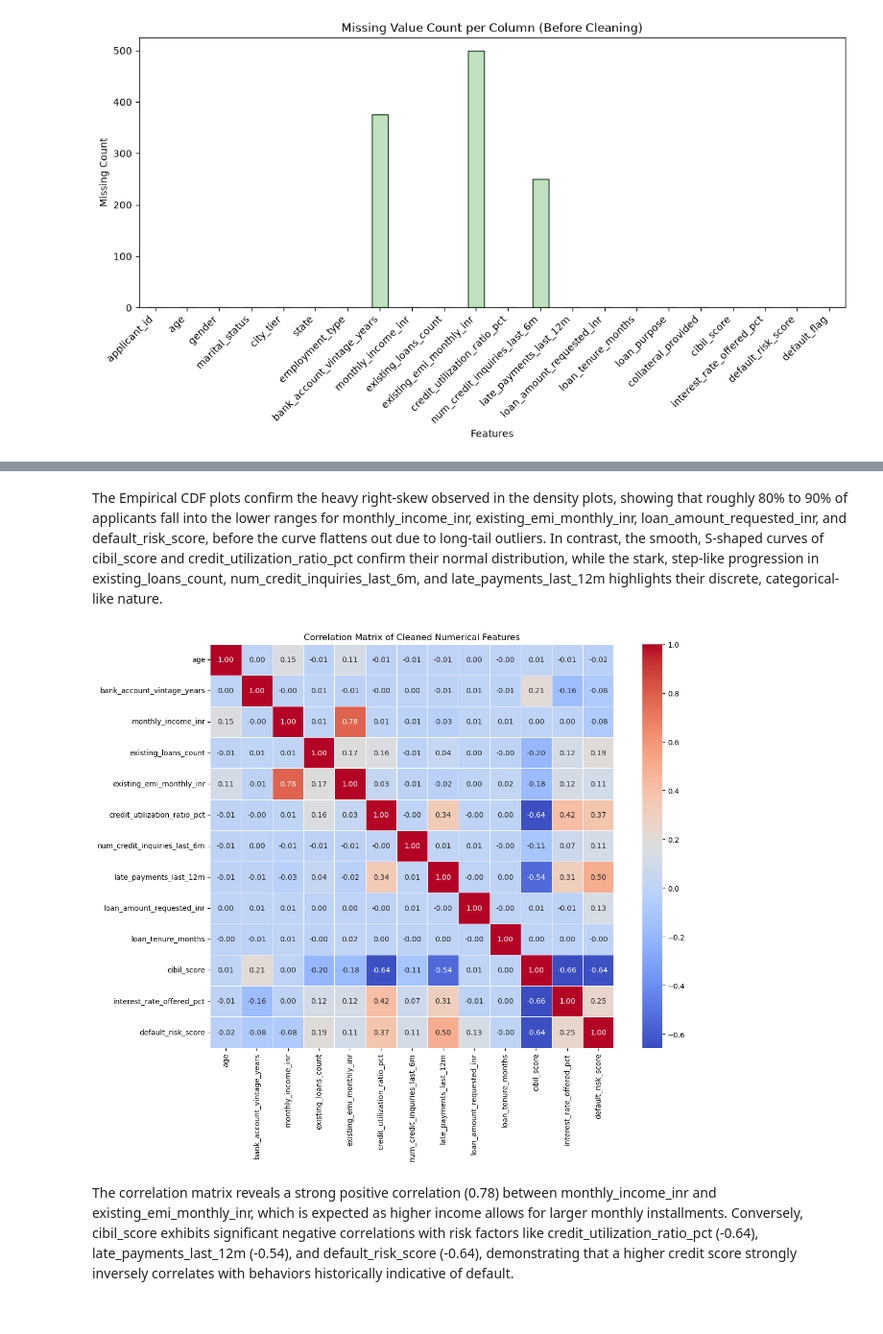
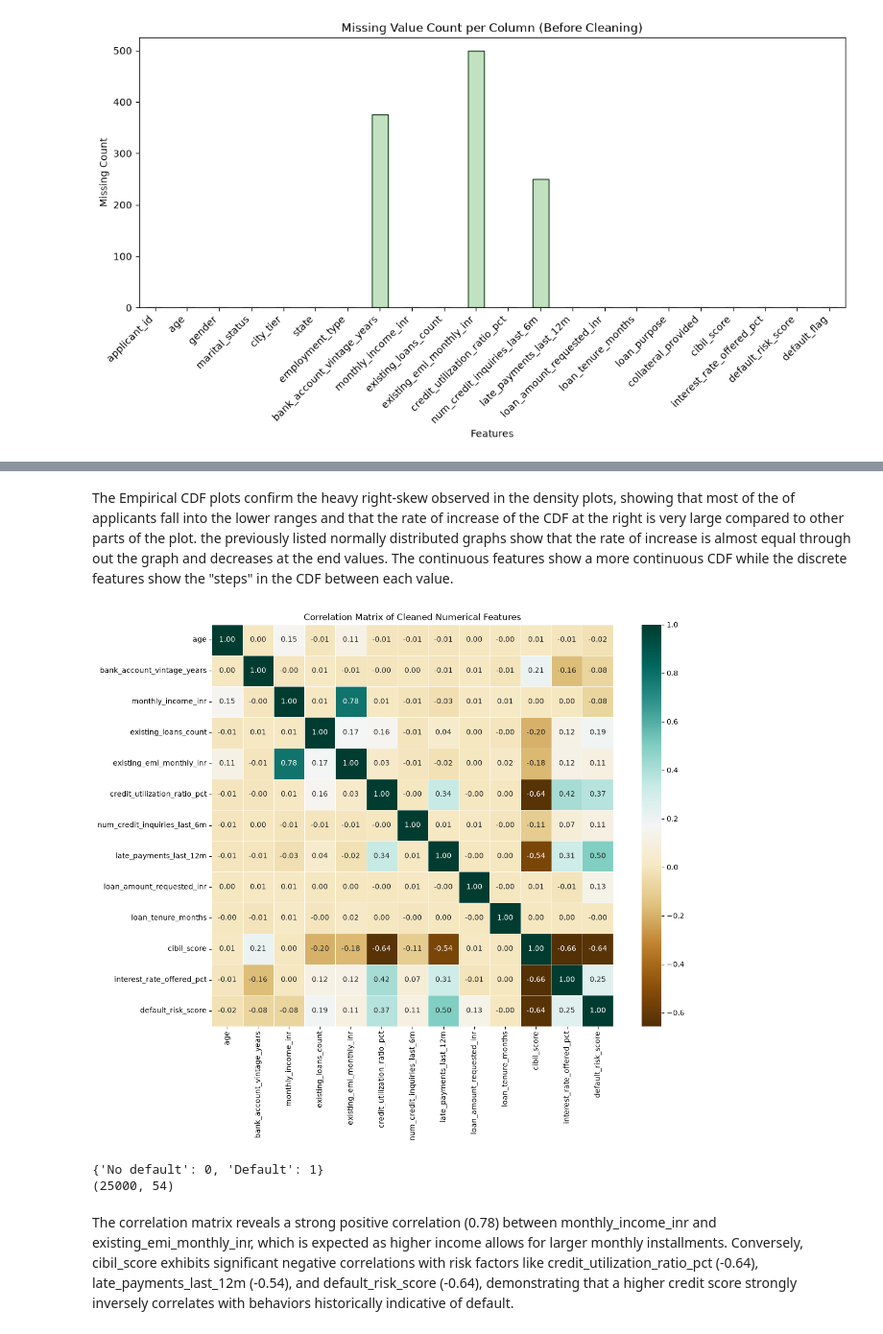
Before and after one commit to amoora-23/Random-Signals-Project, a Jupyter notebook: M1_notebook.ipynb, the cells around one changed output, grey strips where cells are left out. Shown at 96% size. Drawn from its saved outputs; the diff is of its cells as text; code cells hidden in the pictures.

```diff
--- a/M1_notebook.ipynb
+++ b/M1_notebook.ipynb
@@ -6,0 +25,8 @@ db = pd.read_csv('loan_data.csv')
+# %%
+# input features and their type
+cols = db.columns.drop(['applicant_id', 'default_flag'])
+for col in cols:
+    if(db[col].dtype == 'float64' or db[col].dtype == 'int64'):
+        print(f"{col}: numerical")
+    else:
+        print(f"{col}: categorical")
@@ -129,7 +180,7 @@ plt.show()
 # %%
 # Isolate numerical columns then dropping ID and target
 num_cols = db.select_dtypes(include=['float64', 'int64']).columns
-num_cols = num_cols.drop(['applicant_id', 'default_flag'], errors='ignore')
+num_cols = num_cols.drop(['default_flag'], errors='ignore')
 
 # Plot estimated PDF for every numerical feature
 for col in num_cols:
@@ -176,13 +227,12 @@ The estimated PDFs show that features like monthly_income_inr, existing_emi_mont
 # Plot empirical CDF for every numerical feature
 for col in num_cols:
     data_sorted = np.sort(db[col].dropna())
-    ecdf = np.arange(1, len(data_sorted) + 1) / len(data_sorted)
+    y = np.arange(1, len(data_sorted) + 1) / len(data_sorted)
 
     plt.figure(figsize=(6, 3.5))
-    plt.step(data_sorted, ecdf, where='post', color='teal', linewidth=1.5)
+    plt.step(data_sorted, y, where='post', color='#002D04', linewidth=1.5)
     plt.title(f'Empirical CDF: {col}')
     plt.xlabel(col)
-    plt.ylabel('Cumulative Probability F(x)')
-    plt.grid(True, linestyle='--', alpha=0.5)
+    plt.ylabel('Cumulative Probability')
     plt.show()
 # %% [output]
@@ -202,27 +252,39 @@ for col in num_cols:
 # %% [markdown]
-The Empirical CDF plots confirm the heavy right-skew observed in the density plots, showing that roughly 80% to 90% of applicants fall into the lower ranges for monthly_income_inr, existing_emi_monthly_inr, loan_amount_requested_inr, and default_risk_score, before the curve flattens out due to long-tail outliers. In contrast, the smooth, S-shaped curves of cibil_score and credit_utilization_ratio_pct confirm their normal distribution, while the stark, step-like progression in existing_loans_count, num_credit_inquiries_last_6m, and late_payments_last_12m highlights their discrete, categorical-like nature.
+The Empirical CDF plots confirm the heavy right-skew observed in the density plots, showing that most of the of applicants fall into the lower ranges and that the rate of increase of the CDF at the right is very large compared to other parts of the plot. the previously listed normally distributed graphs show that the rate of increase is almost equal through out the graph and decreases at the end values. The continuous features show a more continuous CDF while the discrete features show the "steps" in the CDF between each value.
 # %%
-# Create a copy to preserve original data for EDA comparison
+#  creating a copy
 db_cleaned = db.copy()
+db_cleaned = db_cleaned.drop(columns='applicant_id')
 
-# 1. Remove exact duplicate rows
+# removing duplicate rows
 db_cleaned = db_cleaned.drop_duplicates()
 
-# 2. Remove rows where the target (default_flag) is missing
+# removing rows where the target (default_flag) is missing
 db_cleaned = db_cleaned.dropna(subset=['default_flag'])
 
-# 3. Fill missing numerical input values with the median of that feature
+# filling missing numerical input values with the median of that feature
 for col in num_cols:
     median_value = db_cleaned[col].median()
     db_cleaned[col] = db_cleaned[col].fillna(median_value)
 
 # Generate correlation matrix and heatmap for cleaned numerical features
 plt.figure(figsize=(14, 10))
 corr_matrix = db_cleaned[num_cols].corr()
-sns.heatmap(corr_matrix, annot=True, fmt='.2f', cmap='coolwarm', square=True, linewidths=0.5)
+sns.heatmap(corr_matrix, annot=True, fmt='.2f', cmap='BrBG', square=True, linewidths=0.5)
 plt.title('Correlation Matrix of Cleaned Numerical Features')
 plt.show()
+
+# encoding
+cat_cols = db_cleaned.select_dtypes(include=['object', 'string']).columns
+db_cleaned = pd.get_dummies(db_cleaned, columns=cat_cols, dtype=int)
+# target is already 0/1
+target_mapping = {'No default': 0, 'Default': 1}
+print(target_mapping)
+
+print(db_cleaned.shape)
 # %% [output]
-[figure, old version]
+[figure, new version]
+{'No default': 0, 'Default': 1}
+(25000, 54)
 # %% [markdown]
 The correlation matrix reveals a strong positive correlation (0.78) between monthly_income_inr and existing_emi_monthly_inr, which is expected as higher income allows for larger monthly installments. Conversely, cibil_score exhibits significant negative correlations with risk factors like credit_utilization_ratio_pct (-0.64), late_payments_last_12m (-0.54), and default_risk_score (-0.64), demonstrating that a higher credit score strongly inversely correlates with behaviors historically indicative of default.
```
Also changed, not shown: parts of 9 cells of this notebook.
